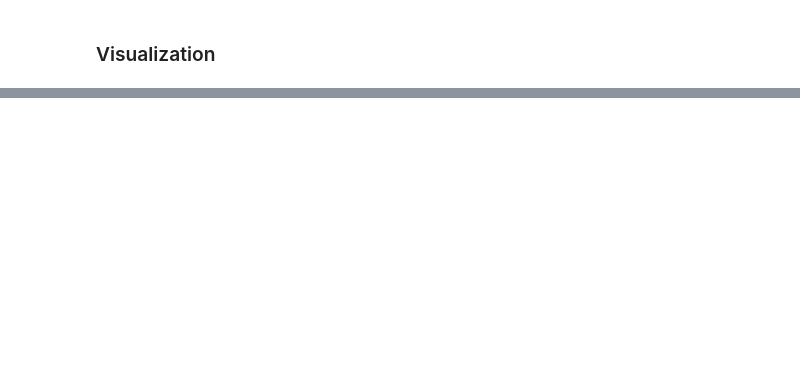
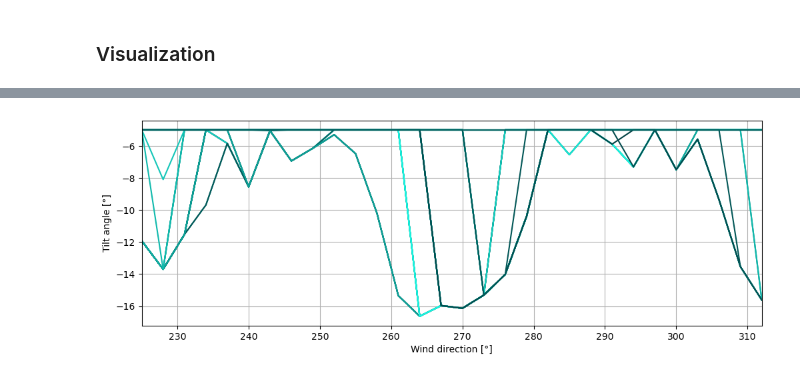
Before and after one commit to chrisosse/TouchWind_Optimization_Framework, a Jupyter notebook: framework_test.ipynb, the cells around one changed output, grey strips where cells are left out. Saved outputs shown, nothing was run; the diff lists cells and outputs as text; code cells hidden in the pictures; blank space fills up the shorter version.

```diff
--- a/framework_test.ipynb
+++ b/framework_test.ipynb
@@ -339,26 +451,28 @@ plt.show()
 # %%
-value = 'yaw'
+value = 'tilt'
 
 fig = plt.figure()
 fig.set_size_inches(12, 4)
 ax = fig.add_subplot(1, 1, 1)
 for turb in range(n_turbines):
     if value == 'power':
         ax.plot(df_optimization['wind_direction'], df_optimization[f'{value}_{turb}']/1e6, color=colorgrad[turb%len(colorgrad)])
     else:
         ax.plot(df_optimization['wind_direction'], df_optimization[f'{value}_{turb}'], color=colorgrad[turb%len(colorgrad)])
 ax.set_xlabel('Wind direction [°]')
 if value == 'power':
     ax.set_ylabel('Power [MW]')
 elif value == 'yaw':
     ax.set_ylabel('Yaw angle [°]')
 elif value == 'tilt':
     ax.set_ylabel('Tilt angle [°]')
 elif value == 'C_t':
     ax.set_ylabel('Thrust coefficient [-]')
 ax.grid()
 ax.set_xlim(min(df_optimization['wind_direction']), max(df_optimization['wind_direction']))
 plt.show()
+# %% [output]
+[figure, added]
 # %%
 fig = plt.figure()
 fig.set_size_inches(12, 4)
```
Also changed, not shown: parts of 17 cells of this notebook, 4 other files.
